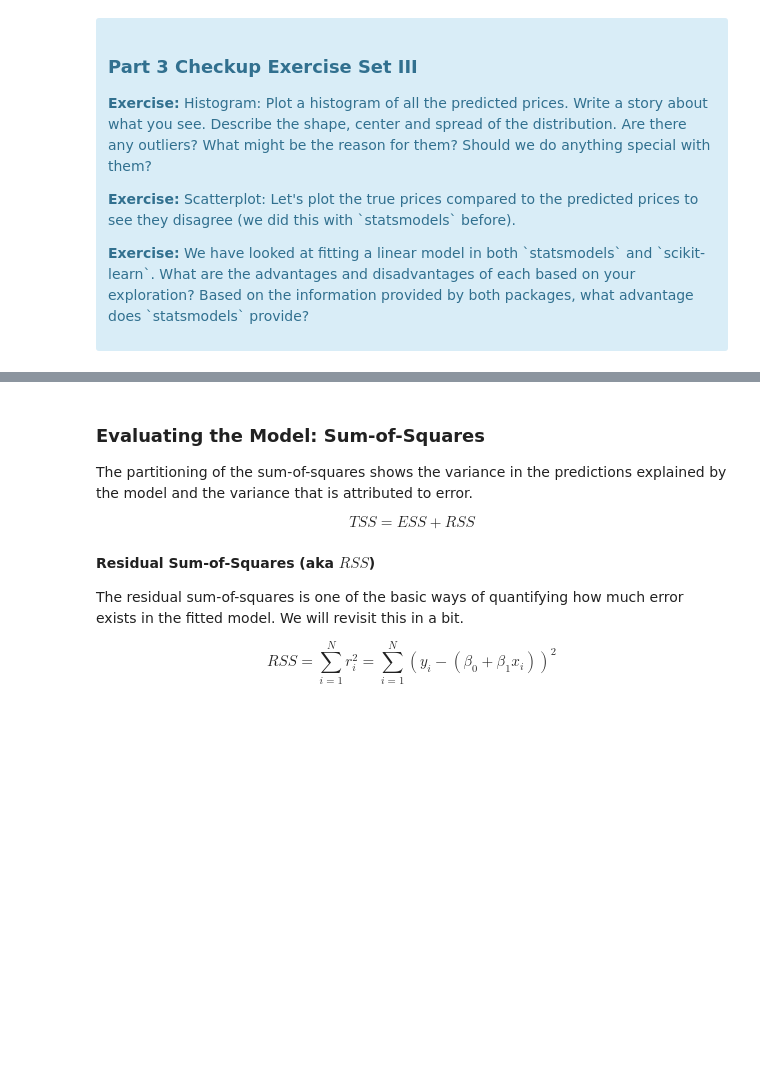
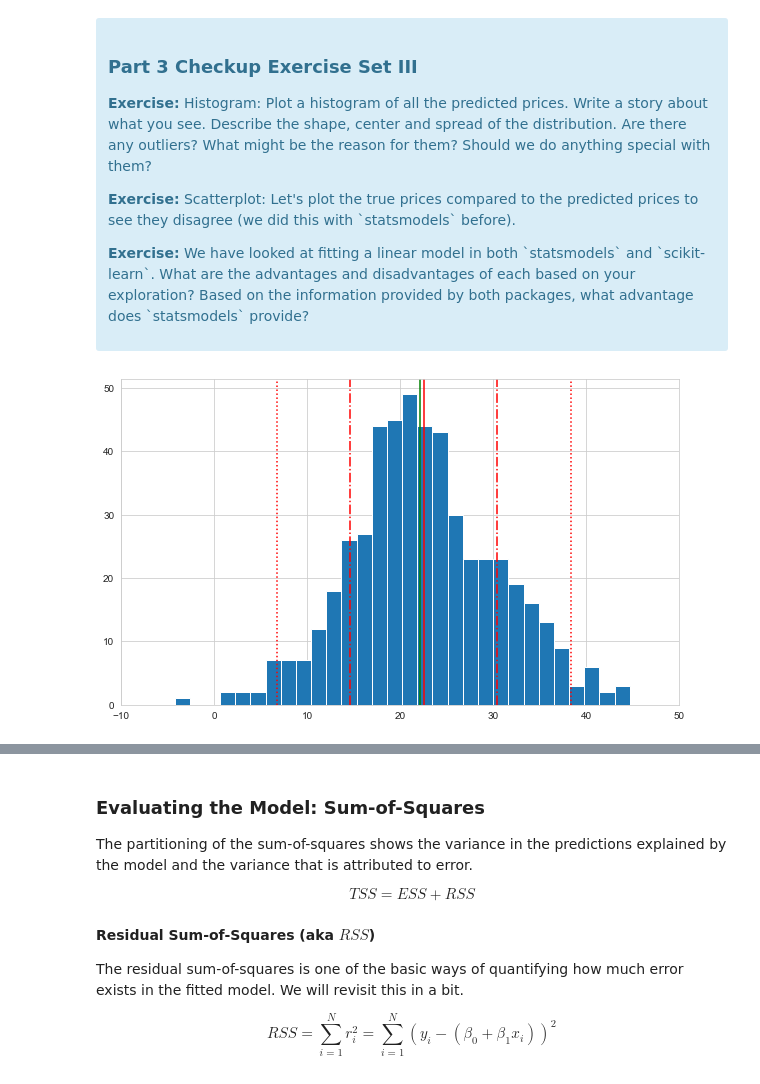
Before and after one commit to suzutomato/springboard, a Jupyter notebook: unit_11/11.4/boston_housing_price/Mini_Project_Linear_Regression.ipynb, the cells around one changed output, grey strips where cells are left out. Saved outputs shown, nothing was run; the diff lists cells and outputs as text; code cells hidden in the pictures; blank space fills up the shorter version.

```diff
--- a/unit_11/11.4/linear_regression/Mini_Project_Linear_Regression.ipynb
+++ b/unit_11/11.4/boston_housing_price/Mini_Project_Linear_Regression.ipynb
@@ -556,0 +597,15 @@ lm.predict(X)[0:5]
+# %%
+'''Q. Histogram: Plot a histogram of all the predicted prices'''
+# A
+lm_pred =  lm.predict(X)
+plt.figure(figsize=(10,6))
+_ = plt.hist(lm_pred, bins=30)
+_ = plt.xlim((-10, 50))
+_ = plt.axvline(np.mean(lm_pred), color='red')
+_ = plt.axvline(np.mean(lm_pred)+np.std(lm_pred), color='red', linestyle='-.')
+_ = plt.axvline(np.mean(lm_pred)+np.std(lm_pred)*2, color='red', linestyle=':')
+_ = plt.axvline(np.mean(lm_pred)-np.std(lm_pred), color='red', linestyle='-.')
+_ = plt.axvline(np.mean(lm_pred)-np.std(lm_pred)*2, color='red', linestyle=':')
+_ = plt.axvline(np.median(lm_pred), color='green')
+# %% [output]
+[figure, added]
```
Also changed, not shown: parts of 33 cells of this notebook, 5 other files.
